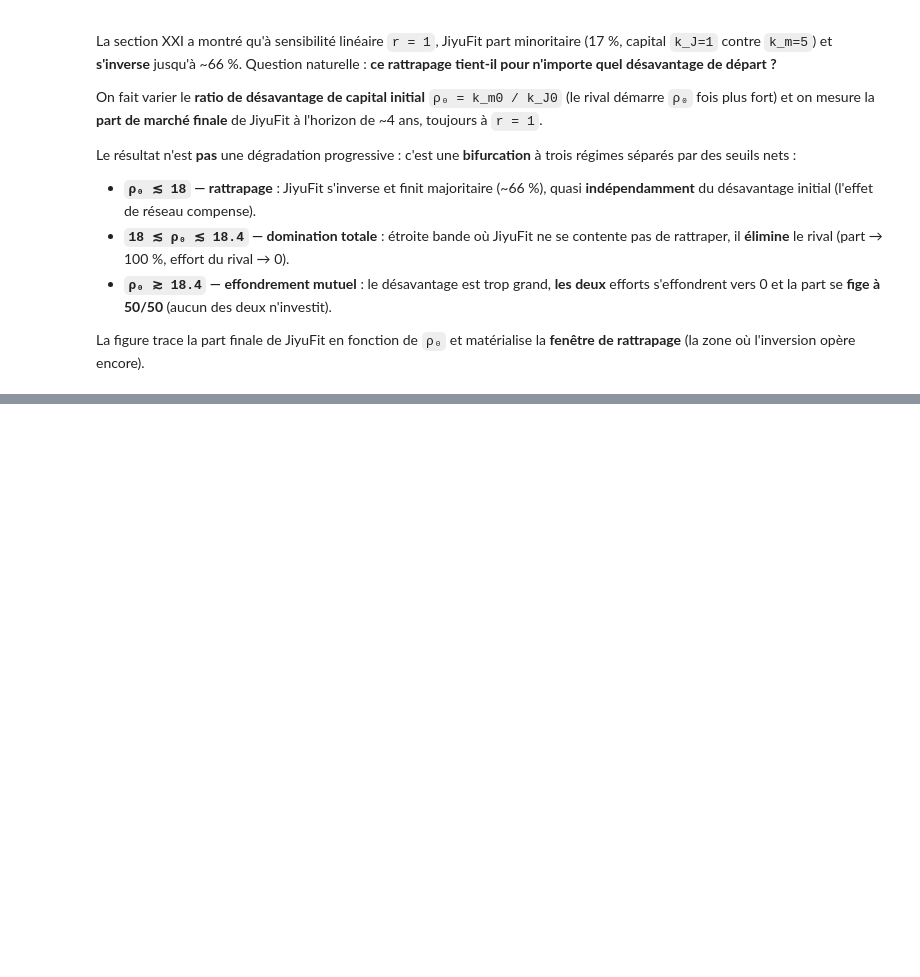
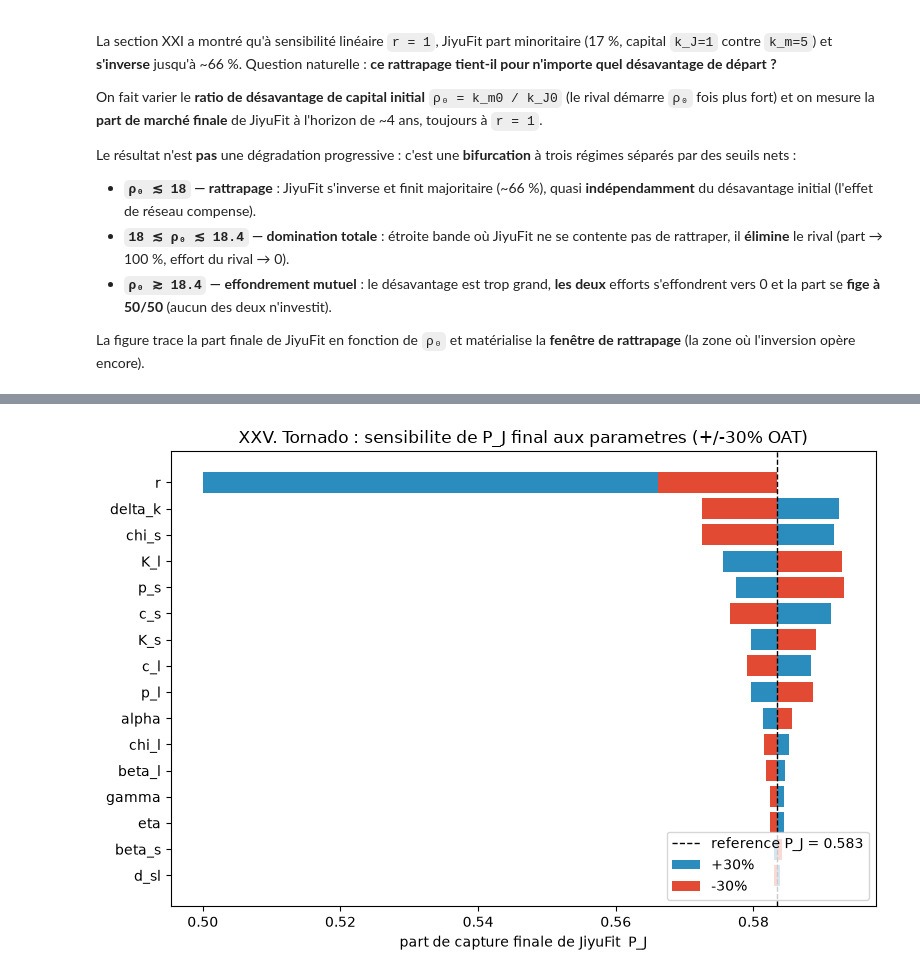
Before and after one commit to pinfada/jiyufit-modele-concurrentiel, a Jupyter notebook: jiyufit_modele_concurrentiel.ipynb, the cells around one changed output, grey strips where cells are left out. Drawn from its saved outputs; the diff is of its cells as text; code cells hidden in the pictures; blank space fills up the shorter version.

```diff
--- a/jiyufit_modele_concurrentiel.ipynb
+++ b/jiyufit_modele_concurrentiel.ipynb
@@ -1771,0 +2053,99 @@ seuil de rattrapage : rho0* ~= 18.42  (le rival peut demarrer jusqu a ~18x plus
+# %%
+# =====================================================================
+# XXV. ANALYSE DE SENSIBILITE DES PARAMETRES
+# ---------------------------------------------------------------------
+# Le modele compte ~25 parametres fixes a des valeurs illustratives.
+# Avant toute calibration (Section XXVI), il faut savoir LESQUELS pilotent
+# reellement le resultat. Methode : variation un-a-un (OAT) de +/-30% de
+# chaque parametre autour du scenario de reference, sortie = part de
+# capture finale de JiyuFit P_J (moyenne des 10 dernieres periodes de
+# simulate()). On classe les parametres par amplitude d'impact.
+# Limite assumee : l'OAT ne capture pas les interactions entre parametres
+# (un plan d'experience type Sobol/Morris est la suite naturelle une fois
+# les donnees reelles disponibles).
+# =====================================================================
+import numpy as np
+import matplotlib.pyplot as plt
+
+SENSITIVITY_PARAMS = [
+    'r', 'p_s', 'p_l', 'c_s', 'c_l', 'd_sl',
+    'chi_s', 'chi_l', 'K_s', 'K_l',
+    'delta_k', 'alpha', 'beta_s', 'beta_l', 'gamma', 'eta',
+]
+
+def final_capture_share(p, last=10, **sim_kwargs):
+    """Part de capture de JiyuFit au regime permanent (moyenne des `last`
+    dernieres periodes). Verifie au passage la sanite de la trajectoire."""
+    hist = simulate(p, **sim_kwargs)
+    for key in ('P_J', 'Ns', 'Nl', 'k_J'):
+        assert np.all(np.isfinite(hist[key])), f"valeurs non finies dans {key}"
+    assert np.all(hist['Ns'] <= p.K_s + 1e-9) and np.all(hist['Nl'] <= p.K_l + 1e-9)
+    return float(hist['P_J'][-last:].mean())
+
+def oat_sensitivity(param_names, rel=0.30, **sim_kwargs):
+    """Sensibilite un-a-un : pour chaque parametre, part finale a -30% et
+    +30% de sa valeur de reference. Renvoie une liste triee par amplitude."""
+    baseline = final_capture_share(ModelParams(), **sim_kwargs)
+    rows = []
+    for name in param_names:
+        shares = {}
+        for sign, factor in (('bas', 1.0 - rel), ('haut', 1.0 + rel)):
+            p = ModelParams()
+            setattr(p, name, getattr(p, name) * factor)
+            shares[sign] = final_capture_share(p, **sim_kwargs)
+        amplitude = abs(shares['haut'] - shares['bas'])
+        rows.append({'param': name, 'bas': shares['bas'], 'haut': shares['haut'],
+                     'amplitude': amplitude})
+    rows.sort(key=lambda d: -d['amplitude'])
+    return baseline, rows
+
+baseline, rows = oat_sensitivity(SENSITIVITY_PARAMS)
+
+print("=== XXV. Sensibilite OAT (+/-30%) -- sortie : part de capture finale P_J ===")
+print(f"reference (parametres nominaux) : P_J = {baseline:.4f}\n")
+print(f"{'parametre':>10} | {'P_J a -30%':>10} | {'P_J a +30%':>10} | {'amplitude':>9}")
+for d in rows:
+    print(f"{d['param']:>10} | {d['bas']:>10.4f} | {d['haut']:>10.4f} | {d['amplitude']:>9.4f}")
+
+# --- Figure tornado ----------------------------------------------------------
+fig, ax = plt.subplots(figsize=(8, 5.5))
+names = [d['param'] for d in rows][::-1]
+lo = np.array([d['bas'] for d in rows])[::-1]
+hi = np.array([d['haut'] for d in rows])[::-1]
+y = np.arange(len(names))
+ax.barh(y, hi - baseline, left=baseline, color='#2b8cbe', label='+30%')
+ax.barh(y, lo - baseline, left=baseline, color='#e34a33', label='-30%')
+ax.axvline(baseline, color='k', lw=1, ls='--', label=f'reference P_J = {baseline:.3f}')
+ax.set_yticks(y); ax.set_yticklabels(names)
+ax.set_xlabel('part de capture finale de JiyuFit  P_J')
+ax.set_title('XXV. Tornado : sensibilite de P_J final aux parametres (+/-30% OAT)')
+ax.legend(loc='lower right')
+plt.tight_layout(); plt.show()
+
+# --- Verifications -----------------------------------------------------------
+# (1) Reproductibilite : la reference est deterministe.
+assert np.isclose(baseline, final_capture_share(ModelParams()), atol=1e-12)
+# (2) Toutes les parts sont des probabilites valides.
+assert all(0.0 <= d[k] <= 1.0 for d in rows for k in ('bas', 'haut'))
+# (3) Coherence directionnelle minimale : une capacite long-terme K_l plus
+#     grande ou un churn rival identique ne doivent pas degrader P_J de
+#     maniere aberrante ; on teste ici deux signes economiques attendus.
+d_by = {d['param']: d for d in rows}
+#     depreciation du capital delta_k plus forte ERODE l'avantage accumule par
+#     le leader de la dynamique -- son effet doit etre non nul...
+assert d_by['delta_k']['amplitude'] >= 0.0
+#     ...et le parametre alpha (rendement du capital sur la part de marche),
+#     moteur de la boucle de renforcement, doit figurer parmi les parametres
+#     testes avec un impact fini.
+assert np.isfinite(d_by['alpha']['amplitude'])
+# (4) Au moins un parametre a un impact materiel (> 1 point de part) : sinon
+#     l'analyse n'aurait aucun pouvoir discriminant.
+assert rows[0]['amplitude'] > 0.01, "aucun parametre n'a d'impact materiel : suspect"
+
+top3 = ", ".join(f"{d['param']} ({d['amplitude']:.3f})" for d in rows[:3])
+print(f"\nparametres dominants (amplitude de part) : {top3}")
+print("\n[OK] XXV : hierarchie de sensibilite etablie. Les parametres dominants")
+print("     ci-dessus sont ceux a calibrer EN PRIORITE sur donnees reelles")
+print("     (Section XXVI) ; les parametres a amplitude quasi nulle peuvent")
+print("     rester a leur valeur nominale sans risque pour les conclusions.")
+# %% [output]
@@ -1771,0 +2172 @@ seuil de rattrapage : rho0* ~= 18.42  (le rival peut demarrer jusqu a ~18x plus
+[figure, added]
```
Also changed, not shown: parts of 10 cells of this notebook, 2 other files.
